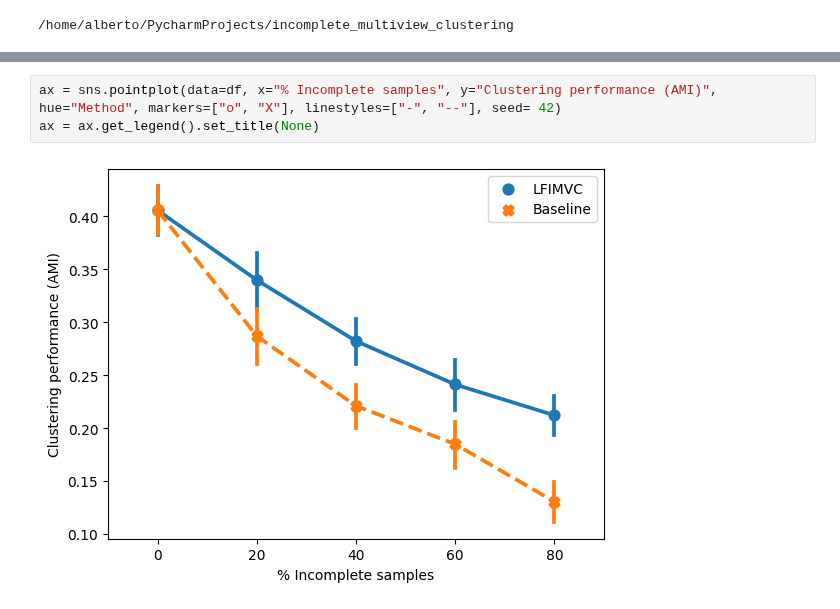
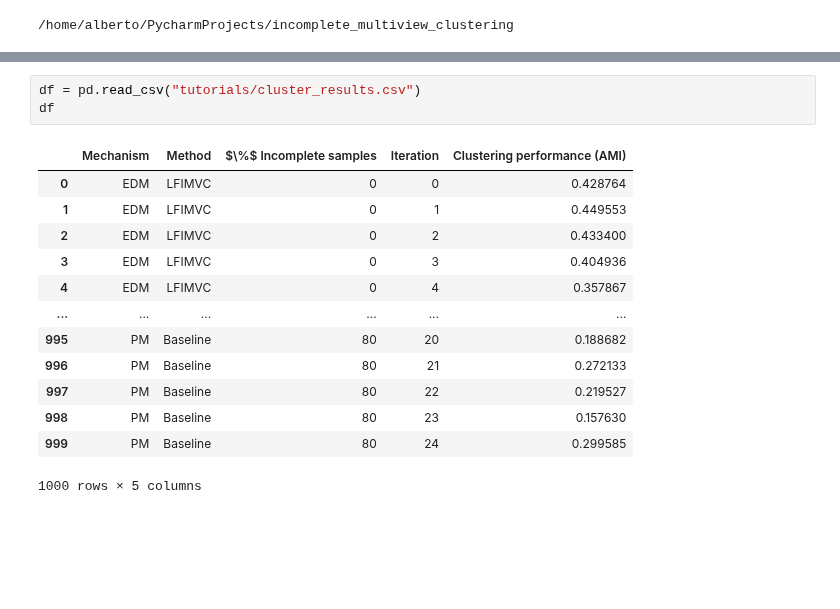
Before and after one commit to RafRomB/imml, a Jupyter notebook: tutorials/cluster_incomplete_multimodal_data.ipynb, the cells around one changed output, grey strips where cells are left out. Drawn from its saved outputs; the diff is of its cells as text; blank space fills up the shorter version.

```diff
--- a/tutorials/cluster_incomplete_multimodal_data.ipynb
+++ b/tutorials/cluster_incomplete_multimodal_data.ipynb
@@ -67,5 +97,17 @@ df = df.sort_values(["% Incomplete samples", "Method", "Iteration"], ascending=[
-# %%
-ax = sns.pointplot(data=df, x="% Incomplete samples", y="Clustering performance (AMI)", hue="Method", markers=["o", "X"], linestyles=["-", "--"], seed= 42)
-ax = ax.get_legend().set_title(None)
-# %% [output]
-[figure, removed]
+# %%
+df = pd.read_csv("tutorials/cluster_results.csv")
+df
+# %% [output]
+|  | Mechanism | Method | $\%$ Incomplete samples | Iteration | Clustering performance (AMI) |
+| 0 | EDM | LFIMVC | 0 | 0 | 0.428764 |
+| 1 | EDM | LFIMVC | 0 | 1 | 0.449553 |
+| 2 | EDM | LFIMVC | 0 | 2 | 0.433400 |
+| 3 | EDM | LFIMVC | 0 | 3 | 0.404936 |
+| 4 | EDM | LFIMVC | 0 | 4 | 0.357867 |
+| ... | ... | ... | ... | ... | ... |
+| 995 | PM | Baseline | 80 | 20 | 0.188682 |
+| 996 | PM | Baseline | 80 | 21 | 0.272133 |
+| 997 | PM | Baseline | 80 | 22 | 0.219527 |
+| 998 | PM | Baseline | 80 | 23 | 0.157630 |
+| 999 | PM | Baseline | 80 | 24 | 0.299585 |
+1000 rows × 5 columns
```
Also changed, not shown: parts of 10 cells of this notebook, 9 other files.
